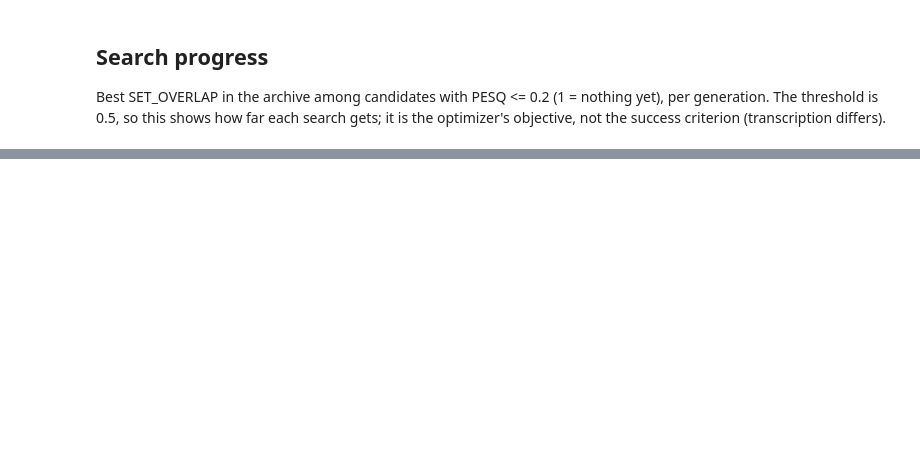
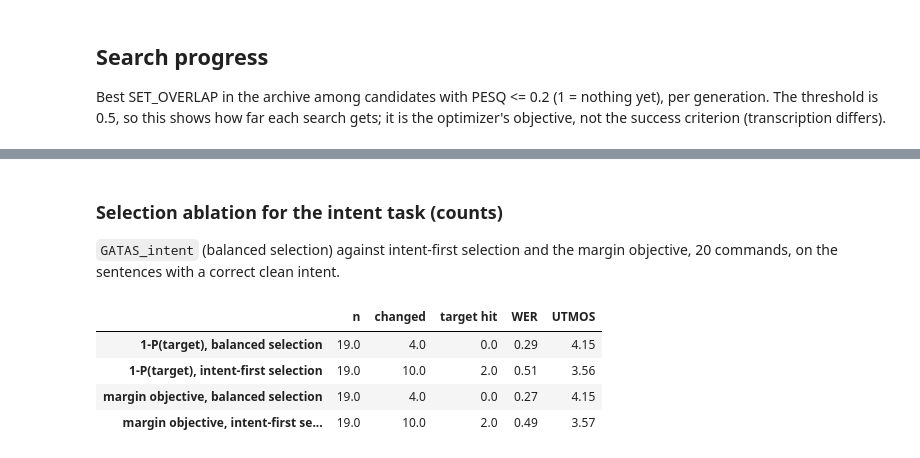
Before and after one commit to oliverweissl/GATAS, a Jupyter notebook: analysis/Ablation_Space.ipynb, the cells around one changed output, grey strips where cells are left out. Drawn from its saved outputs; the diff is of its cells as text; code cells hidden in the pictures; blank space fills up the shorter version.

```diff
--- a/analysis/Ablation_Space.ipynb
+++ b/analysis/Ablation_Space.ipynb
@@ -58,0 +143,22 @@ plt.savefig("_figures/ablation_space_progress.pdf", bbox_inches="tight")
+# %% [markdown]
+### Selection ablation for the intent task (counts)
+
+`GATAS_intent` (balanced selection) against intent-first selection and the margin objective, 20 commands, on the sentences with a correct
+clean intent.
+# %%
+SEL = {"GATAS_intent": "1-P(target), balanced selection", "GATAS_intent_sel": "1-P(target), intent-first selection",
+       "GATAS_intent_margin": "margin objective, balanced selection", "GATAS_intent_margin_sel": "margin objective, intent-first selection"}
+irec = load_results("../outputs/results", dataset="commands", asr_model="whisper-tiny", methods=list(SEL))
+ids = {r["sentence_id"] for r in irec["GATAS_intent_sel"]}  # the 20 commands of the ablation
+sel_rows = {}
+for m, name in SEL.items():
+    rs = [r for r in irec[m] if r["sentence_id"] in ids and r["intent"]["original_correct"]]
+    sel_rows[name] = {"n": len(rs), "changed": sum(r["intent"]["changed"] for r in rs), "target hit": sum(r["intent"]["target_match"] for r in rs),
+                      "WER": round(np.mean([r["wer"] for r in rs]), 2), "UTMOS": round(np.mean([r["utmos"] for r in rs]), 2)}
+display(pd.DataFrame(sel_rows).T)
+# %% [output]
+|  | n | changed | target hit | WER | UTMOS |
+| 1-P(target), balanced selection | 19.0 | 4.0 | 0.0 | 0.29 | 4.15 |
+| 1-P(target), intent-first selection | 19.0 | 10.0 | 2.0 | 0.51 | 3.56 |
+| margin objective, balanced selection | 19.0 | 4.0 | 0.0 | 0.27 | 4.15 |
+| margin objective, intent-first se... | 19.0 | 10.0 | 2.0 | 0.49 | 3.57 |
```
Also changed, not shown: parts of 5 cells of this notebook, 4 other files.
